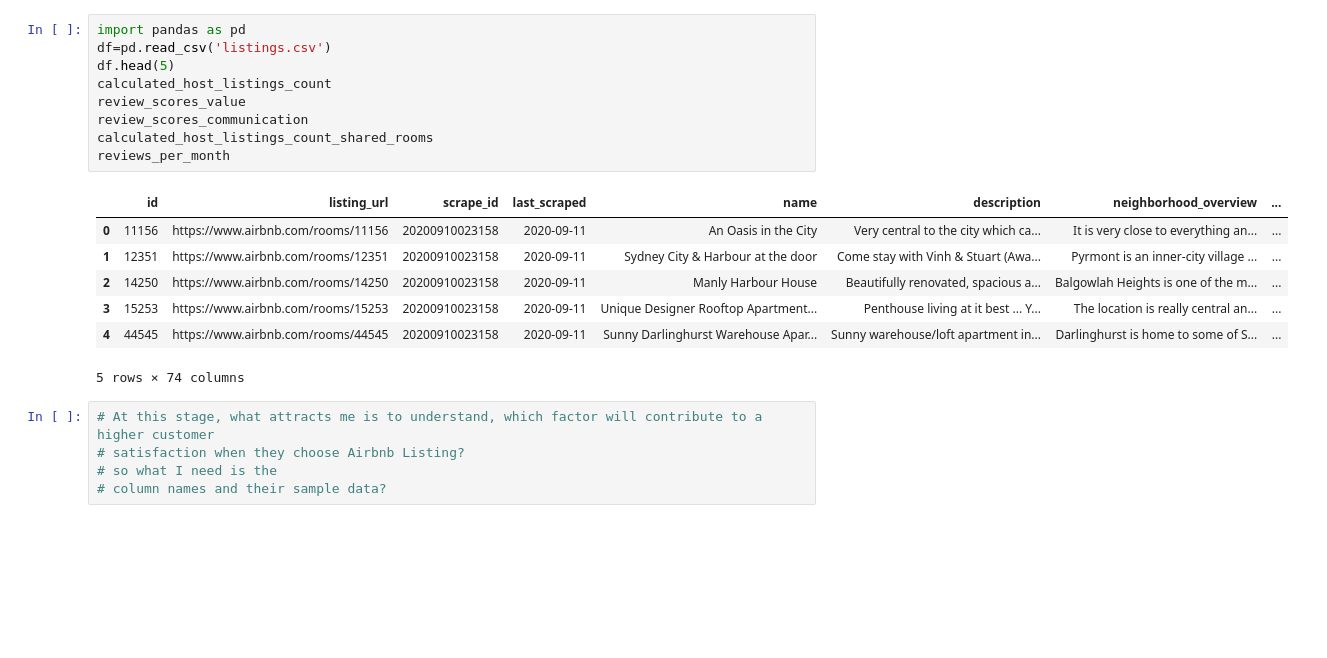
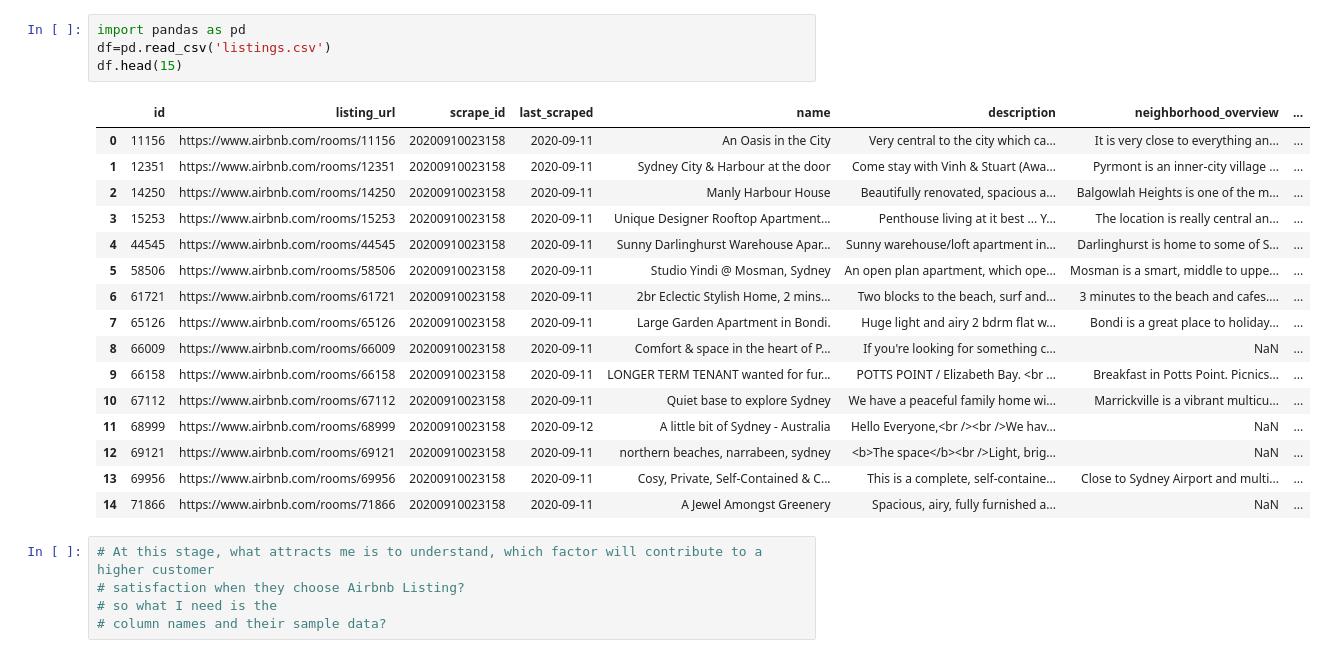
Before and after one commit to zhuxiangyu/Airbnb, a Jupyter notebook: Notebook.ipynb, the cells around one changed output. Drawn from its saved outputs; the diff is of its cells as text; blank space fills up the shorter version.

```diff
--- a/Notebook.ipynb
+++ b/Notebook.ipynb
@@ -1,20 +1,24 @@
 # %%
 import pandas as pd
 df=pd.read_csv('listings.csv')
-df.head(5)
-calculated_host_listings_count
-review_scores_value
-review_scores_communication
-calculated_host_listings_count_shared_rooms
-reviews_per_month
+df.head(15)
 # %% [output]
 |  | id | listing_url | scrape_id | last_scraped | name | description | neighborhood_overview | ... |
 | 0 | 11156 | https://www.airbnb.com/rooms/11156 | 20200910023158 | 2020-09-11 | An Oasis in the City | Very central to the city which ca... | It is very close to everything an... | ... |
 | 1 | 12351 | https://www.airbnb.com/rooms/12351 | 20200910023158 | 2020-09-11 | Sydney City & Harbour at the door | Come stay with Vinh & Stuart (Awa... | Pyrmont is an inner-city village ... | ... |
 | 2 | 14250 | https://www.airbnb.com/rooms/14250 | 20200910023158 | 2020-09-11 | Manly Harbour House | Beautifully renovated, spacious a... | Balgowlah Heights is one of the m... | ... |
 | 3 | 15253 | https://www.airbnb.com/rooms/15253 | 20200910023158 | 2020-09-11 | Unique Designer Rooftop Apartment... | Penthouse living at it best ... Y... | The location is really central an... | ... |
 | 4 | 44545 | https://www.airbnb.com/rooms/44545 | 20200910023158 | 2020-09-11 | Sunny Darlinghurst Warehouse Apar... | Sunny warehouse/loft apartment in... | Darlinghurst is home to some of S... | ... |
+| 5 | 58506 | https://www.airbnb.com/rooms/58506 | 20200910023158 | 2020-09-11 | Studio Yindi @ Mosman, Sydney | An open plan apartment, which ope... | Mosman is a smart, middle to uppe... | ... |
+| 6 | 61721 | https://www.airbnb.com/rooms/61721 | 20200910023158 | 2020-09-11 | 2br Eclectic Stylish Home, 2 mins... | Two blocks to the beach, surf and... | 3 minutes to the beach and cafes.... | ... |
+| 7 | 65126 | https://www.airbnb.com/rooms/65126 | 20200910023158 | 2020-09-11 | Large Garden Apartment in Bondi. | Huge light and airy 2 bdrm flat w... | Bondi is a great place to holiday... | ... |
+| 8 | 66009 | https://www.airbnb.com/rooms/66009 | 20200910023158 | 2020-09-11 | Comfort & space in the heart of P... | If you're looking for something c... | NaN | ... |
+| 9 | 66158 | https://www.airbnb.com/rooms/66158 | 20200910023158 | 2020-09-11 | LONGER TERM TENANT wanted for fur... | POTTS POINT / Elizabeth Bay. <br ... | Breakfast in Potts Point. Picnics... | ... |
+| 10 | 67112 | https://www.airbnb.com/rooms/67112 | 20200910023158 | 2020-09-11 | Quiet base to explore Sydney | We have a peaceful family home wi... | Marrickville is a vibrant multicu... | ... |
+| 11 | 68999 | https://www.airbnb.com/rooms/68999 | 20200910023158 | 2020-09-12 | A little bit of Sydney - Australia | Hello Everyone,<br /><br />We hav... | NaN | ... |
+| 12 | 69121 | https://www.airbnb.com/rooms/69121 | 20200910023158 | 2020-09-11 | northern beaches, narrabeen, sydney | <b>The space</b><br />Light, brig... | NaN | ... |
+| 13 | 69956 | https://www.airbnb.com/rooms/69956 | 20200910023158 | 2020-09-11 | Cosy, Private, Self-Contained & C... | This is a complete, self-containe... | Close to Sydney Airport and multi... | ... |
+| 14 | 71866 | https://www.airbnb.com/rooms/71866 | 20200910023158 | 2020-09-11 | A Jewel Amongst Greenery | Spacious, airy, fully furnished a... | NaN | ... |
-5 rows × 74 columns
 # %%
 # At this stage, what attracts me is to understand, which factor will contribute to a higher customer
 # satisfaction when they choose Airbnb Listing?
```
Also changed, not shown: parts of 4 cells of this notebook, 2 other files.
